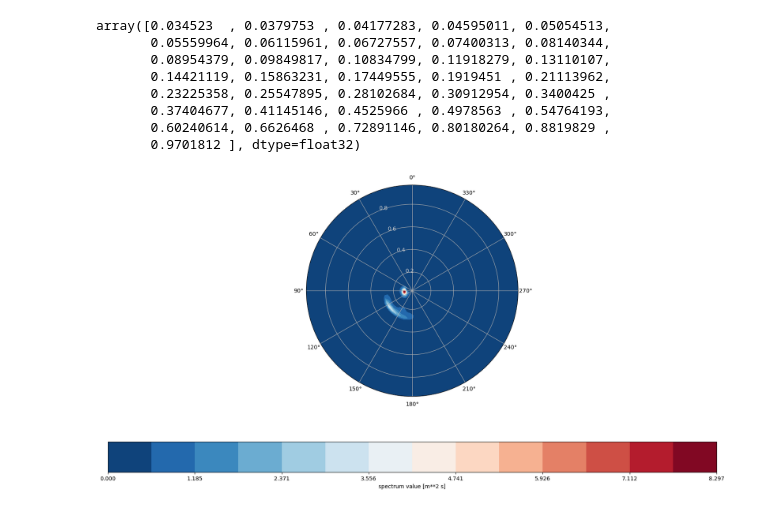
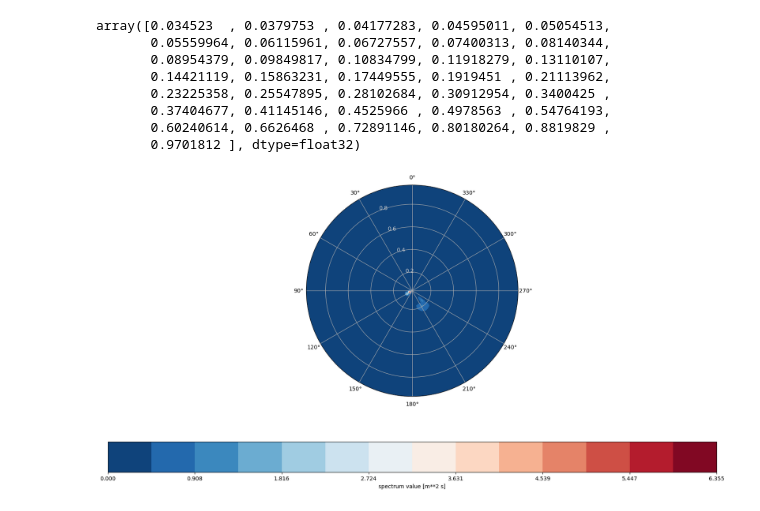
Before and after one commit to AnnaWojciechowska/forecast_notebooks, a Jupyter notebook: met.no/WAM800_Spektrum_c1_find_coord_visualise.ipynb, the cells around one changed output. Cells and saved outputs as stored; diff of their text form; code cells hidden in the pictures.

Commit message:
Added notebooks with visualized spectras

```diff
--- a/met.no/WAM800_Spektrum_c1_find_coord_visualise.ipynb
+++ b/met.no/WAM800_Spektrum_c1_find_coord_visualise.ipynb
@@ -158,31 +158,31 @@ array([0.034523  , 0.0379753 , 0.04177283, 0.04595011, 0.05054513,
 # %%
 #thetas are 0-360-step angle values expressed in radians thus 0-2pi- step
 thetas = [math.radians(deg) for deg in ds.direction.values]
 #frequencies are discrete frequencies - equvanet to 1.03 - 28.9 s periods
 freqencies = ds.freq.values
 time_index = 0
-E = ds.isel(time = time_index,  x = spec_x, y = 0)['SPEC'].values
+E = ds.isel(time = time_index,  x = spec_x, y = 0)['SPEC'].values.T
 
 # since thetas are not exactly from 0 to 360, extra step must be added, otherwise the spectrum plot would be wedged
 dtheta = np.diff(thetas).mean() # / theta step, they are rather equal
 wrapped_theta = np.concatenate((thetas, thetas[-1:] + dtheta))
 wrapped_E = np.concatenate((E, E[0:1, :]), axis=0)
 
 #generating meshgrid
 [r_coord, th_coord] = np.meshgrid(freqencies,wrapped_theta)
 
 fig = plt.figure(figsize=(20, 10))
 ax = fig.add_subplot(111, polar = True)
 #beautifying the polar plot
 ax.set_theta_zero_location('N')
 ax.set_theta_direction(+1)
 ax.tick_params(axis='y', labelcolor='lightgrey', colors='lightgrey')
 
 ax.set_xticks(np.deg2rad(np.arange(0, 360, 30)))
 
 cntf = ax.contourf(th_coord, r_coord, wrapped_E, cmap='RdBu_r',
                    levels=np.linspace(np.min(E), np.max(E), 15))
 
 _ = fig.colorbar(cntf, ax=ax, orientation='horizontal', label='spectrum value [m**2 s]')
 # %% [output]
-[figure, old version]
+[figure, new version]
```
Also changed, not shown: parts of 5 cells of this notebook, 1 other file.
